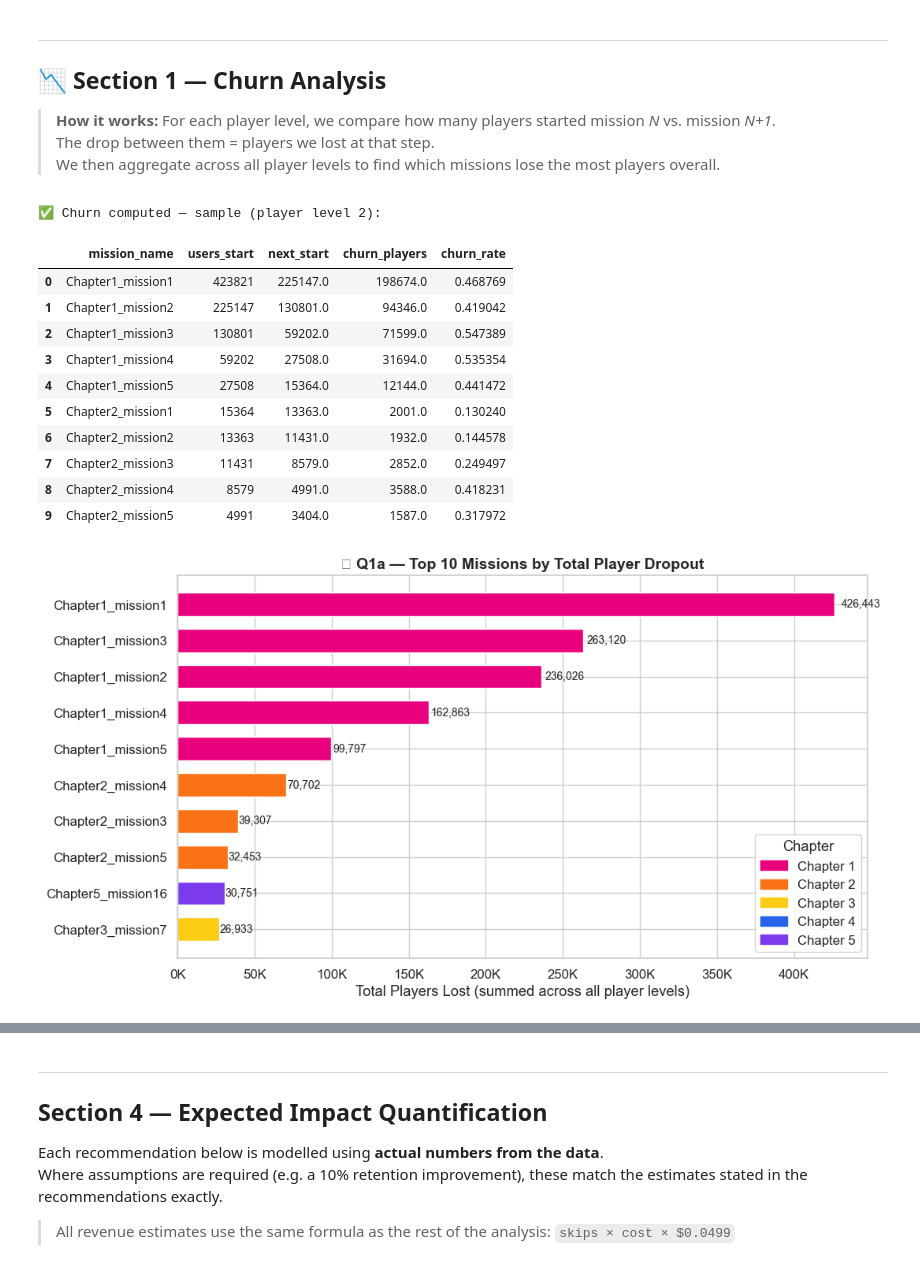
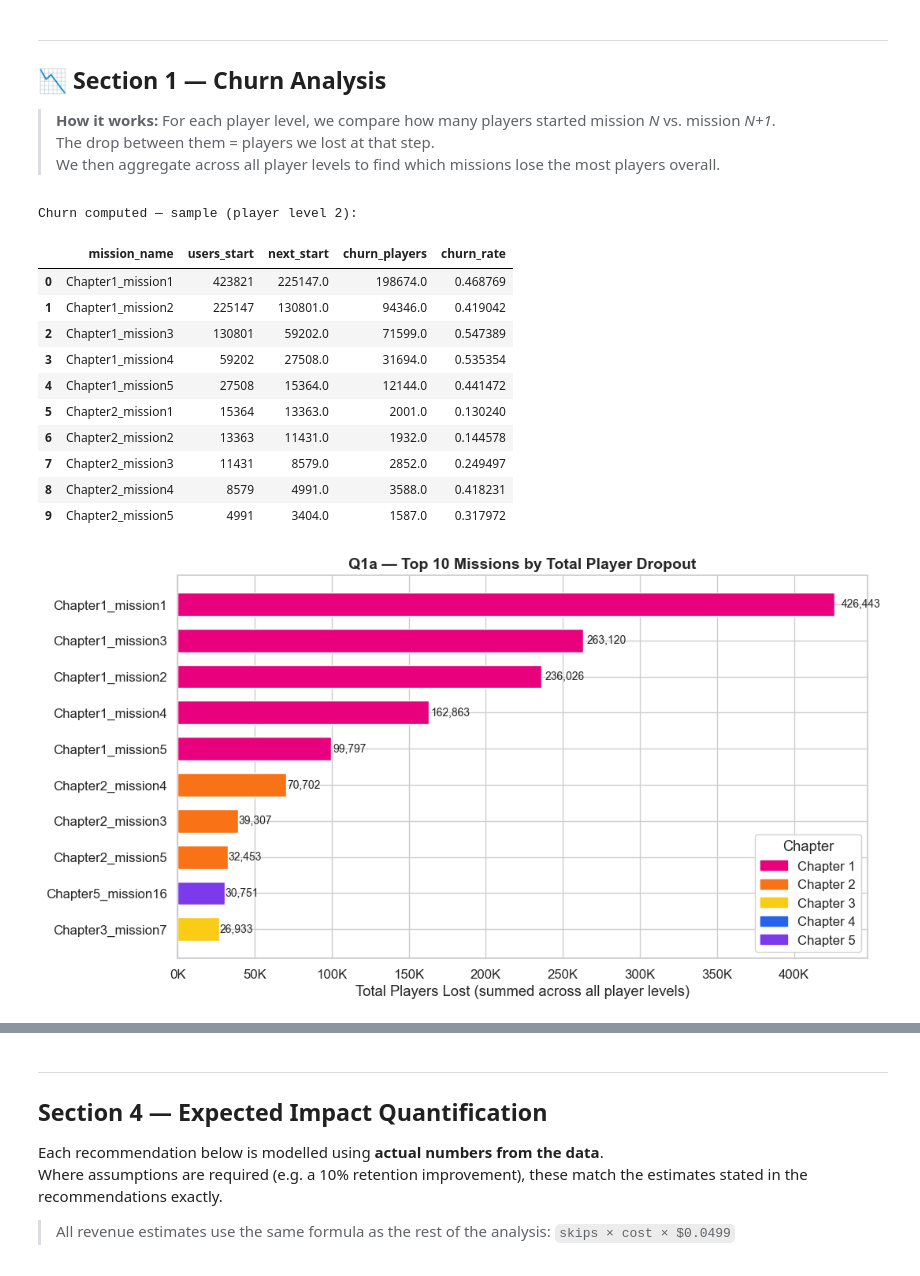
Before and after one commit to stefhooy/GameLoft-Sofia, a Jupyter notebook: Part_2_EDA/Game Event Analysis.ipynb, the cells around one changed output, grey strips where cells are left out. Drawn from its saved outputs; the diff is of its cells as text; code cells hidden in the pictures.

```diff
--- a/Part_2_EDA/Game Event Analysis.ipynb
+++ b/Part_2_EDA/Game Event Analysis.ipynb
@@ -117,15 +120,15 @@ df_s["next_start"] = df_s.groupby("player_level")["users_start"].shift(-1)
 df_s["churn_players"] = (df_s["users_start"] - df_s["next_start"]).clip(lower=0)
 df_s["churn_rate"]    = df_s["churn_players"] / df_s["users_start"]
 
-# The last mission per level has no "next" — exclude from averages
+# The last mission per level has no "next" , exclude from averages since there is no comparison with a Ch.5 Mission 18
 df_s.loc[df_s["next_start"].isna(), ["churn_players", "churn_rate"]] = np.nan
 
-print("✅ Churn computed — sample (player level 2):")
+print("Churn computed - sample (player level 2):")
 df_s[df_s["player_level"] == 2][
     ["mission_name", "users_start", "next_start", "churn_players", "churn_rate"]
 ].head(10)
 # %% [output]
-✅ Churn computed — sample (player level 2):
+Churn computed — sample (player level 2):
 |  | mission_name | users_start | next_start | churn_players | churn_rate |
 | 0 | Chapter1_mission1 | 423821 | 225147.0 | 198674.0 | 0.468769 |
 | 1 | Chapter1_mission2 | 225147 | 130801.0 | 94346.0 | 0.419042 |
@@ -157,33 +160,33 @@ churn_by_mission["weighted_churn_rate"] = (
 )
 churn_by_mission = churn_by_mission.sort_values("total_players_lost", ascending=False)
 
 # ── Chart: Top 10 missions by total players lost ──────────────────
 top10 = churn_by_mission.head(10).sort_values("total_players_lost")
 colors = [CHAPTER_COLORS[r] for r in top10["chapter_num"]]
 
 fig, ax = plt.subplots(figsize=(11, 6))
 bars = ax.barh(top10["mission_name"], top10["total_players_lost"],
                color=colors, edgecolor="white", height=0.65)
 for bar in bars:
     ax.text(bar.get_width() * 1.01, bar.get_y() + bar.get_height() / 2,
             f"{bar.get_width():,.0f}", va="center", fontsize=10)
 ax.xaxis.set_major_formatter(
     mticker.FuncFormatter(lambda x, _: f"{x/1e6:.2f}M" if x >= 1e6 else f"{x/1e3:.0f}K")
 )
 ax.set_xlabel("Total Players Lost (summed across all player levels)")
-ax.set_title("❓ Q1a — Top 10 Missions by Total Player Dropout", fontsize=14, fontweight="bold")
+ax.set_title("Q1a — Top 10 Missions by Total Player Dropout", fontsize=14, fontweight="bold")
 ax.legend(handles=legend_handles, loc="lower right", title="Chapter", framealpha=0.9)
 plt.tight_layout()
 plt.savefig("churn_top10_dropout.png", dpi=150, bbox_inches="tight")
 plt.show()
 
-print("📊 Top 10 by absolute player loss:")
+print("Top 10 by absolute player loss:")
 print(
     churn_by_mission[["mission_name", "total_players_lost", "weighted_churn_rate"]]
     .head(10)
     .rename(columns={"total_players_lost": "players_lost", "weighted_churn_rate": "churn_rate_%"})
     .assign(**{"churn_rate_%": lambda d: (d["churn_rate_%"] * 100).round(1).astype(str) + "%"})
     .to_string(index=False)
 )
 # %% [output]
-[figure, old version]
+[figure, new version]
```
Also changed, not shown: parts of 18 cells of this notebook, 5 other files.
